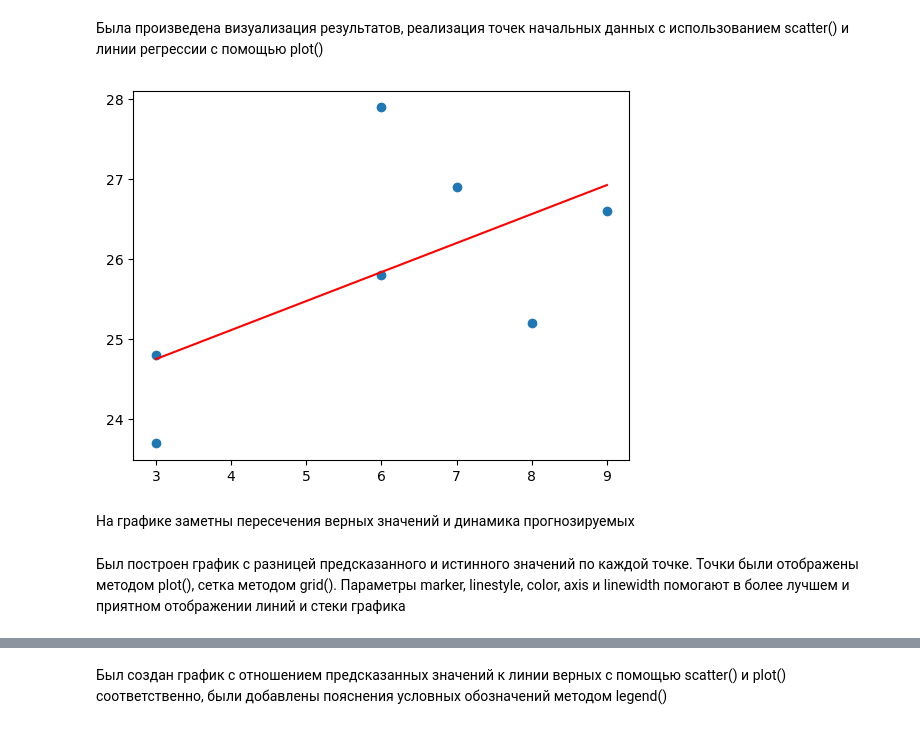
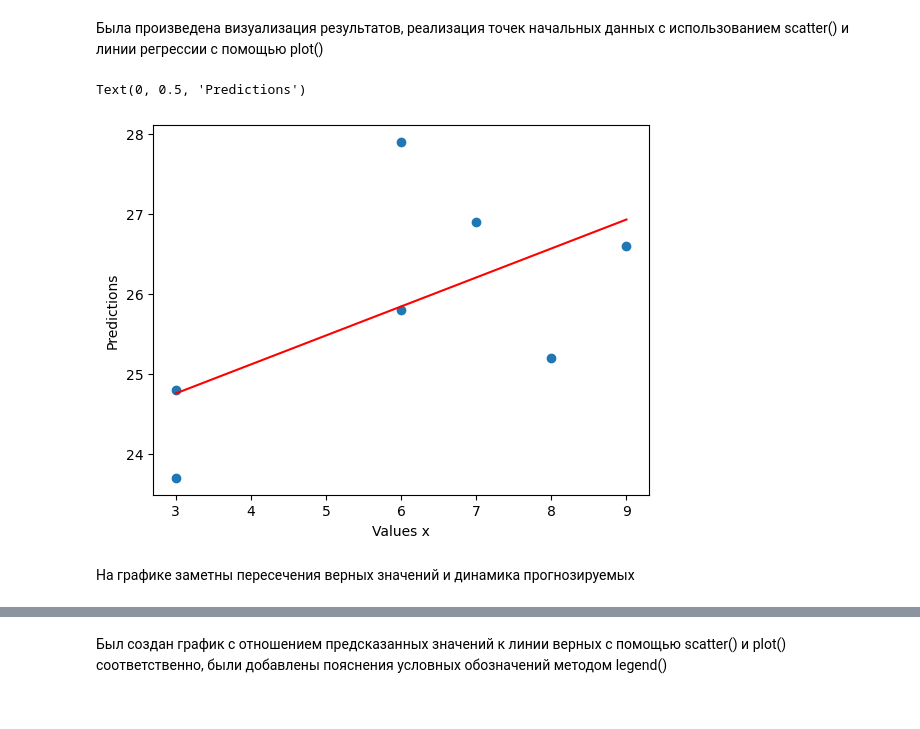
Before and after one commit to Vvvvv55531/LR3, a Jupyter notebook: ЛР3_Милованов_9.ipynb, the cells around one changed output, grey strips where cells are left out. Saved outputs shown, nothing was run; the diff lists cells and outputs as text; code cells hidden in the pictures.

```diff
--- a/ЛР3_Милованов_9.ipynb
+++ b/ЛР3_Милованов_9.ipynb
@@ -80,9 +80,10 @@ a, b
 # %%
 plt.scatter(x1, y);
 plt.plot(x1, y_pred, 'r');
+plt.xlabel('Values x')
+plt.ylabel('Predictions')
 # %% [output]
+Text(0, 0.5, 'Predictions')
-[figure, old version]
+[figure, new version]
 # %% [markdown]
 На графике заметны пересечения верных значений и динамика прогнозируемых
-# %% [markdown]
-Был построен график с разницей предсказанного и истинного значений по каждой точке. Точки были отображены методом plot(), сетка методом grid(). Параметры marker, linestyle, color, axis и linewidth помогают в более лучшем и приятном отображении линий и стеки графика
```
Also changed, not shown: parts of 20 cells of this notebook, 1 other file.
